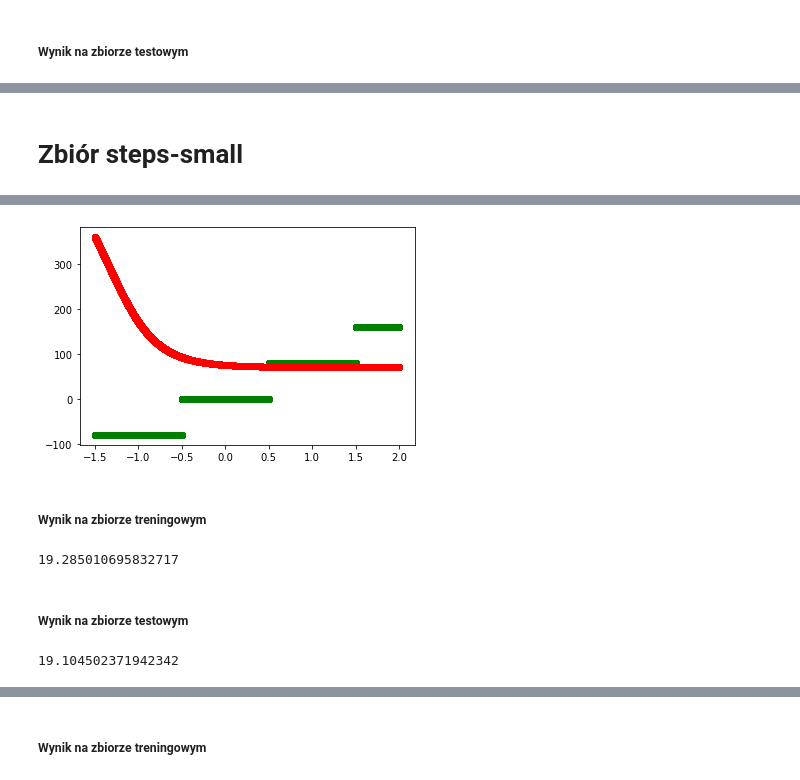
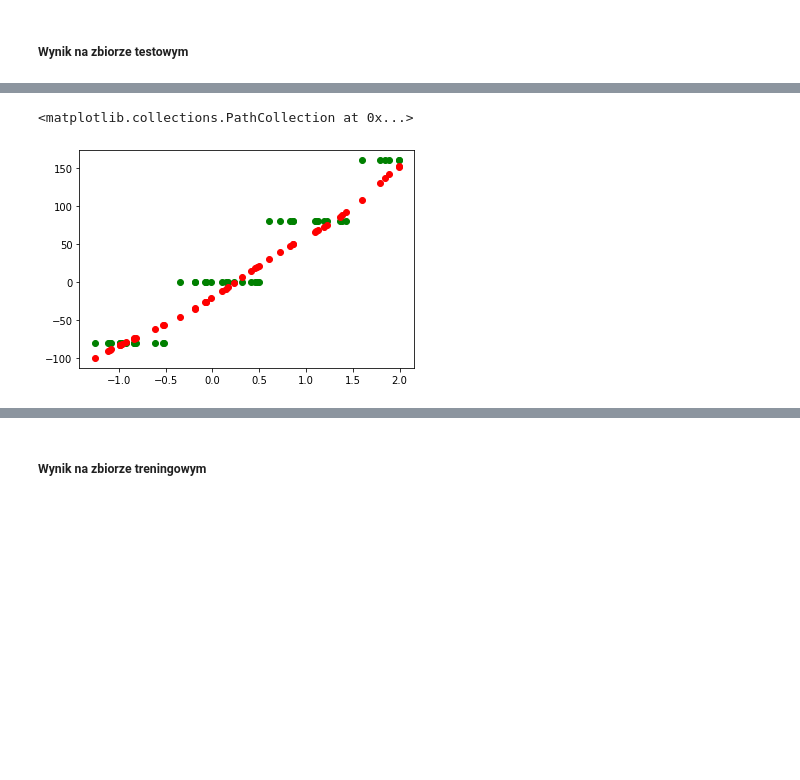
Before and after one commit to niladrem/mioad, a Jupyter notebook: lab02.ipynb, the cells around one changed output, grey strips where cells are left out. Cells and saved outputs as stored; diff of their text form; code cells hidden in the pictures; blank space fills up the shorter version.

```diff
--- a/lab02.ipynb
+++ b/lab02.ipynb
@@ -198,6 +198,7 @@ class Network:
 
     def predict(self, x):
         return self.s.inverse_transform(self.forward(x))
+        #return self.forward(x)
 
     def draw(self, prefix='', graph=None) -> None:
         g = Digraph(format='svg', name="neural network")
@@ -229,34 +230,44 @@ class Network:
             if layer == self.layers[-1]:
                 for j, neuron in enumerate(layer.neurons):
                     neuron.error = (expected[j] - neuron.output)
-                    neuron.delta = neuron.error * neuron.derivative(neuron.output)
+                    neuron.delta += neuron.error * neuron.derivative(neuron.output)
+                    neuron.current_delta = neuron.error * neuron.derivative(neuron.output)
+                    neuron.current_error = (expected[j] - neuron.output)
+
+                    for k in range(len(neuron.weights)):
+                        neuron.deltas[k] += neuron.current_delta * neuron.inputs[k]
             else:
                 next_layer = self.layers[i + 1]
                 for j, neuron in enumerate(layer.neurons):
+                    neuron.current_error = 0
+                    neuron.current_delta = 0
                     for k, next_neuron in enumerate(next_layer.neurons):
-                        neuron.error += next_neuron.weights[j+1] * next_neuron.delta
-                        neuron.delta += neuron.error * neuron.derivative(neuron.output)
+                        neuron.current_error += next_neuron.weights[j+1] * next_neuron.current_delta
+                    neuron.current_delta = neuron.current_error * neuron.derivative(neuron.output)
+                    for k in range(len(neuron.weights)):
+                        neuron.deltas[k] += neuron.current_delta * neuron.inputs[k]
 
     def update_weights(self, l_rate, size):
         for layer in self.layers:
             for neuron in layer.neurons:
                 for i in range(len(neuron.weights)):
-                    neuron.weights[i] += neuron.delta * neuron.inputs[i] * l_rate / size
+                    neuron.weights[i] += neuron.deltas[i] * l_rate / size
 
     def clean_params(self):
         for idx, layer in enumerate(self.layers):
             for neuron in layer.neurons:
                 neuron.output = 0
                 neuron.delta = 0
-                neuron.error = 0
+                #neuron.error = 0
+                neuron.deltas = [0 for i in range(len(neuron.weights))]
 
     def train_network(self, train_data: list, train_y: list, l_rate=1e-3, n_epoch=5, batch_size=None) -> None:
         self.s = StandardScaler()
         y_std = self.s.fit_transform(train_y)
         joined = [(train_data[i], y_std[i]) for i in range(len(train_y))]
-        batches = Network.batch_partition(joined, batch_size) if batch_size else [joined]
         a = self.draw("null")
         for epoch in range(n_epoch):
+            batches = Network.batch_partition(joined, batch_size) if batch_size else [joined]
             for batch_idx, batch in enumerate(batches):
                 sum_error = 0
                 self.clean_params()
@@ -346,3 +369,6 @@ metrics.mean_absolute_error(test_df['y'], y_pred)
+# %%
+train_df = pd.read_csv('./mio1/regression/steps-small-training.csv', index_col=0)
+test_df = pd.read_csv('./mio1/regression/steps-small-test.csv', index_col=0)
 # %%
 %%time
 np.random.seed(2137)
@@ -375,13 +401,8 @@ metrics.mean_absolute_error(test_df['y'], y_pred)
-# %% [markdown]
-# Zbiór steps-small
-# %%
-train_df = pd.read_csv('./mio1/regression/steps-large-training.csv', index_col=0)
-test_df = pd.read_csv('./mio1/regression/steps-large-test.csv', index_col=0)
 # %%
 %%time
 np.random.seed(2137)
 mlp = Network(["sigmoid", "linear"], [1,10,1])
-mlp.train_network(np.expand_dims(train_df['x'], 1), np.expand_dims(train_df['y'], 1), n_epoch=10, l_rate=1e-3)
+mlp.train_network(np.expand_dims(train_df['x'], 1), np.expand_dims(train_df['y'], 1), n_epoch=300, l_rate=0.5, batch_size=1)
 
 y_pred = mlp.predict(np.expand_dims(train_df['x'], 1))
 y_pred = np.squeeze(y_pred)
@@ -392,15 +414,2 @@ plt.scatter(train_df['x'], y_pred, color='red')
+<matplotlib.collections.PathCollection at 0x...>
-[figure, old version]
+[figure, new version]
-# %% [markdown]
-##### Wynik na zbiorze treningowym
-# %%
-metrics.mean_absolute_error(train_df['y'], y_pred)
-# %% [output]
-19.285010695832717
-# %% [markdown]
-##### Wynik na zbiorze testowym
-# %%
-y_pred = mlp.forward(np.expand_dims(test_df['x'], 1))
-y_pred = np.squeeze(y_pred)
-metrics.mean_absolute_error(test_df['y'], y_pred)
-# %% [output]
-19.104502371942342
```
Also changed, not shown: parts of 24 cells of this notebook.
